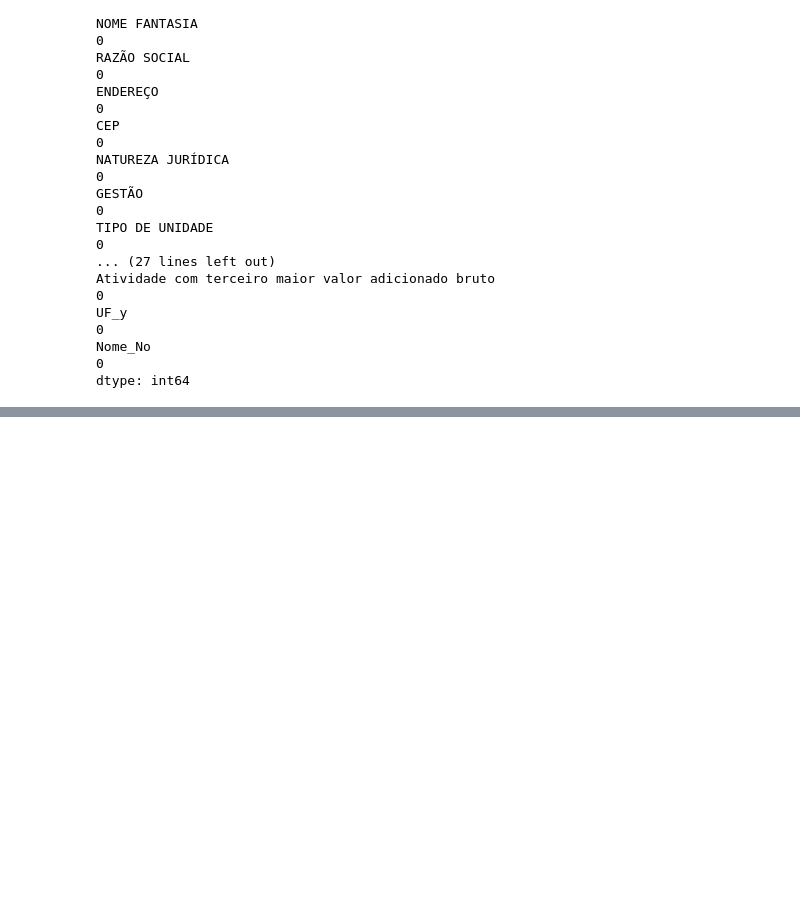
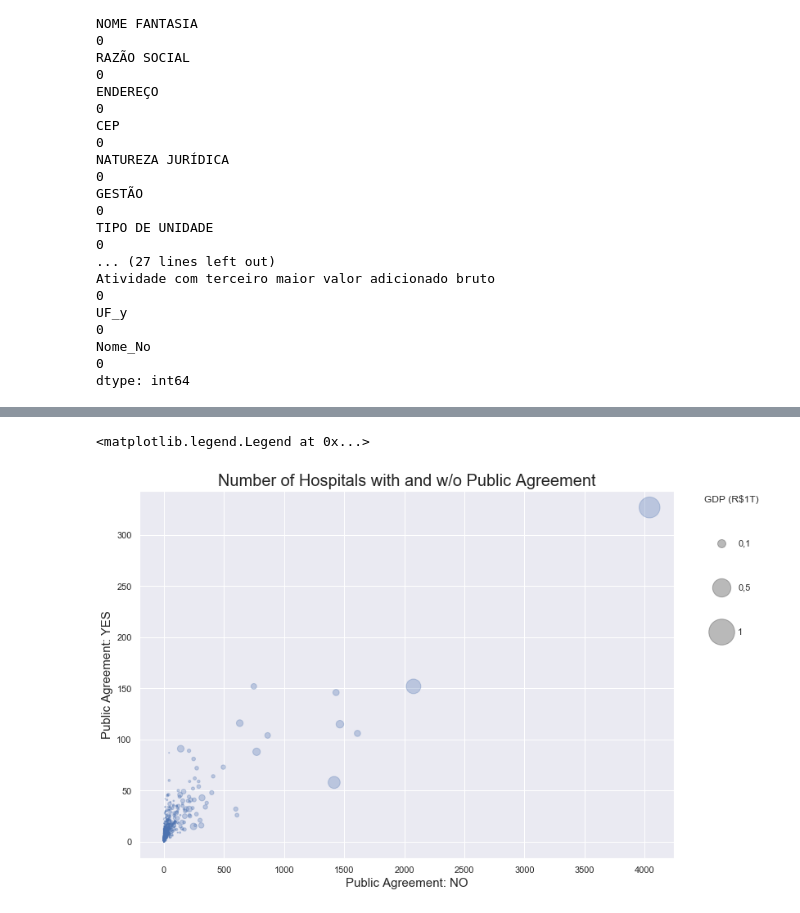
Before and after one commit to tbuzze/hospitalsbrazil2018, a Jupyter notebook: Hospital_Brazil.ipynb, the cells around one changed output, grey strips where cells are left out. Saved outputs shown, nothing was run; the diff lists cells and outputs as text; code cells hidden in the pictures; blank space fills up the shorter version.

```diff
--- a/Hospital_Brazil.ipynb
+++ b/Hospital_Brazil.ipynb
@@ -602,0 +826,16 @@ pib_2015_erro.to_excel('lista completa.xlsx')
+# %%
+#-- reducing GDP value
+db_pib_gsus_merge['GDP (1000000000)'] = db_pib_gsus_merge['Produto Interno Bruto, a preços correntes\n(R$ 1.000)'] / 1000000
+# %%
+#-- ploting bubble graphic
+plt.scatter(x='CONVÊNIO SUS?: NÃO', y='CONVÊNIO SUS?: SIM', s='GDP (1000000000)', alpha=0.3, data=db_pib_gsus_merge)
+plt.xlabel('Public Agreement: NO', fontsize=15)
+plt.ylabel('Public Agreement: YES', fontsize=15)
+plt.title('Number of Hospitals with and w/o Public Agreement', fontsize=20)
+lo = plt.scatter([],[], c='k', alpha=0.3, s=100, label=str(100))
+li = plt.scatter([],[], c='k', alpha=0.3, s=500, label=str(500))
+ut = plt.scatter([],[], c='k', alpha=0.3, s=1000, label=str(1000))
+plt.legend((lo, li, ut), ('0,1', '0,5', '1'),scatterpoints=1, frameon=False, labelspacing=4, title='GDP (R$1T)', bbox_to_anchor=(1.05, 1), loc=2, borderaxespad=0.)
+# %% [output]
+<matplotlib.legend.Legend at 0x...>
+[figure, added]
```
Also changed, not shown: parts of 42 cells of this notebook, 1 other file.
